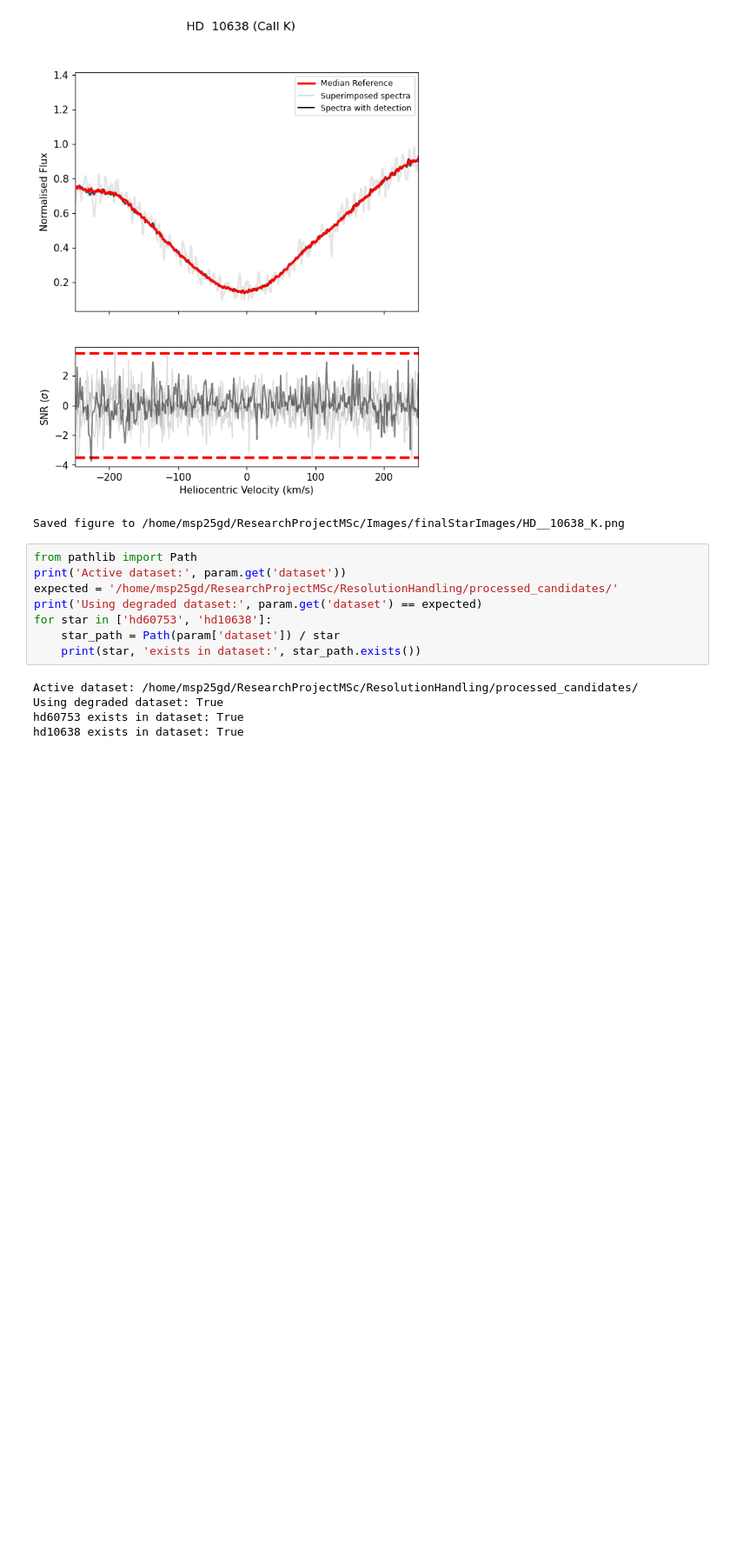
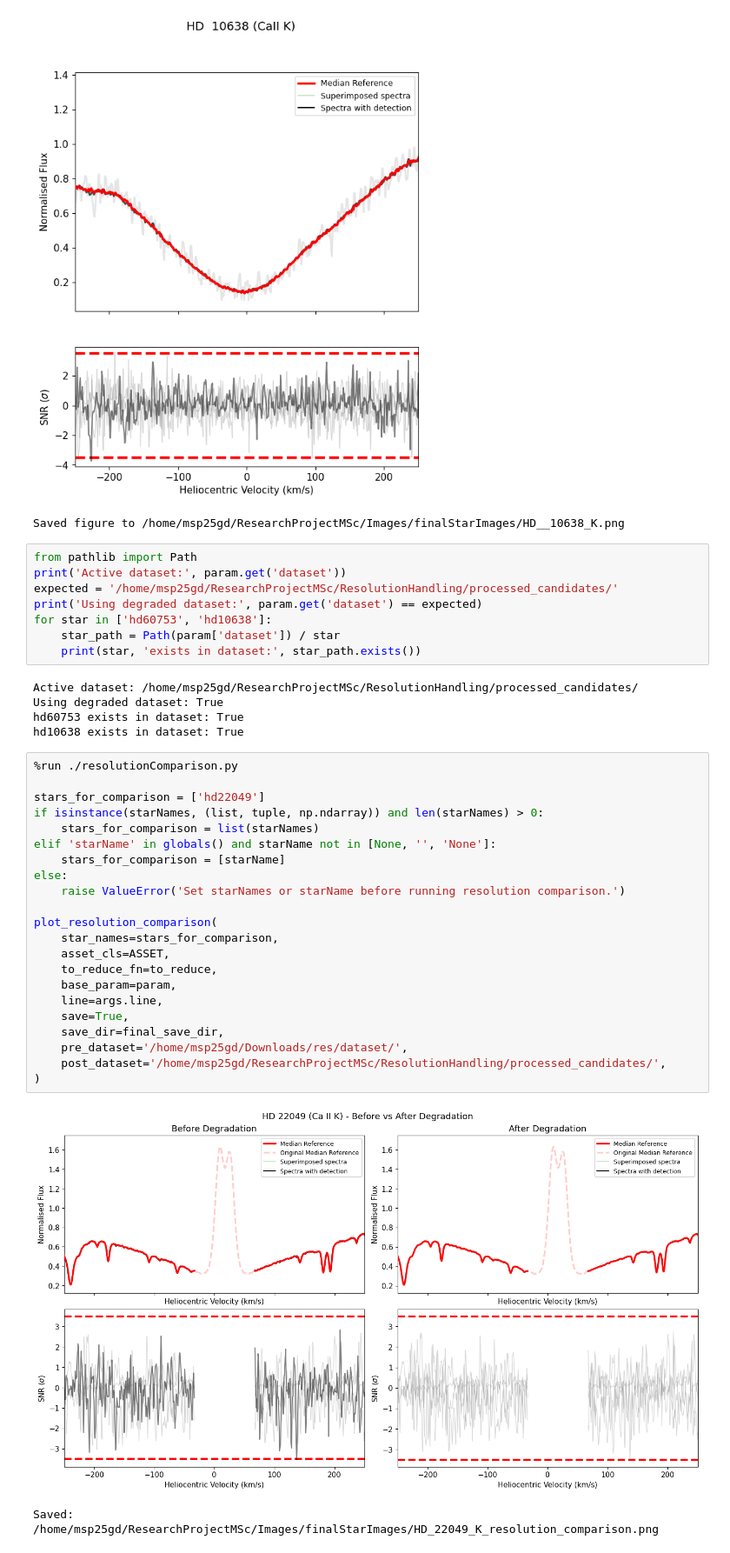
Before and after one commit to AstroHohen/ResearchProjectMSc, a Jupyter notebook: HR/search/iplotter.ipynb, the cells around one changed output. Shown at 87% size. Drawn from its saved outputs; the diff is of its cells as text; blank space fills up the shorter version.

```diff
--- a/HR/search/iplotter.ipynb
+++ b/HR/search/iplotter.ipynb
@@ -1153,3 +1154,28 @@ Active dataset: /home/msp25gd/ResearchProjectMSc/ResolutionHandling/processed_ca
 Using degraded dataset: True
 hd60753 exists in dataset: True
 hd10638 exists in dataset: True
+# %%
+%run ./resolutionComparison.py
+
+stars_for_comparison = ['hd22049']
+if isinstance(starNames, (list, tuple, np.ndarray)) and len(starNames) > 0:
+    stars_for_comparison = list(starNames)
+elif 'starName' in globals() and starName not in [None, '', 'None']:
+    stars_for_comparison = [starName]
+else:
+    raise ValueError('Set starNames or starName before running resolution comparison.')
+
+plot_resolution_comparison(
+    star_names=stars_for_comparison,
+    asset_cls=ASSET,
+    to_reduce_fn=to_reduce,
+    base_param=param,
+    line=args.line,
+    save=True,
+    save_dir=final_save_dir,
+    pre_dataset='/home/msp25gd/Downloads/res/dataset/',
+    post_dataset='/home/msp25gd/ResearchProjectMSc/ResolutionHandling/processed_candidates/',
+)
+# %% [output]
+[figure, added]
+Saved: /home/msp25gd/ResearchProjectMSc/Images/finalStarImages/HD_22049_K_resolution_comparison.png
```
Also changed, not shown: parts of 1 cell of this notebook, 2 other files.
